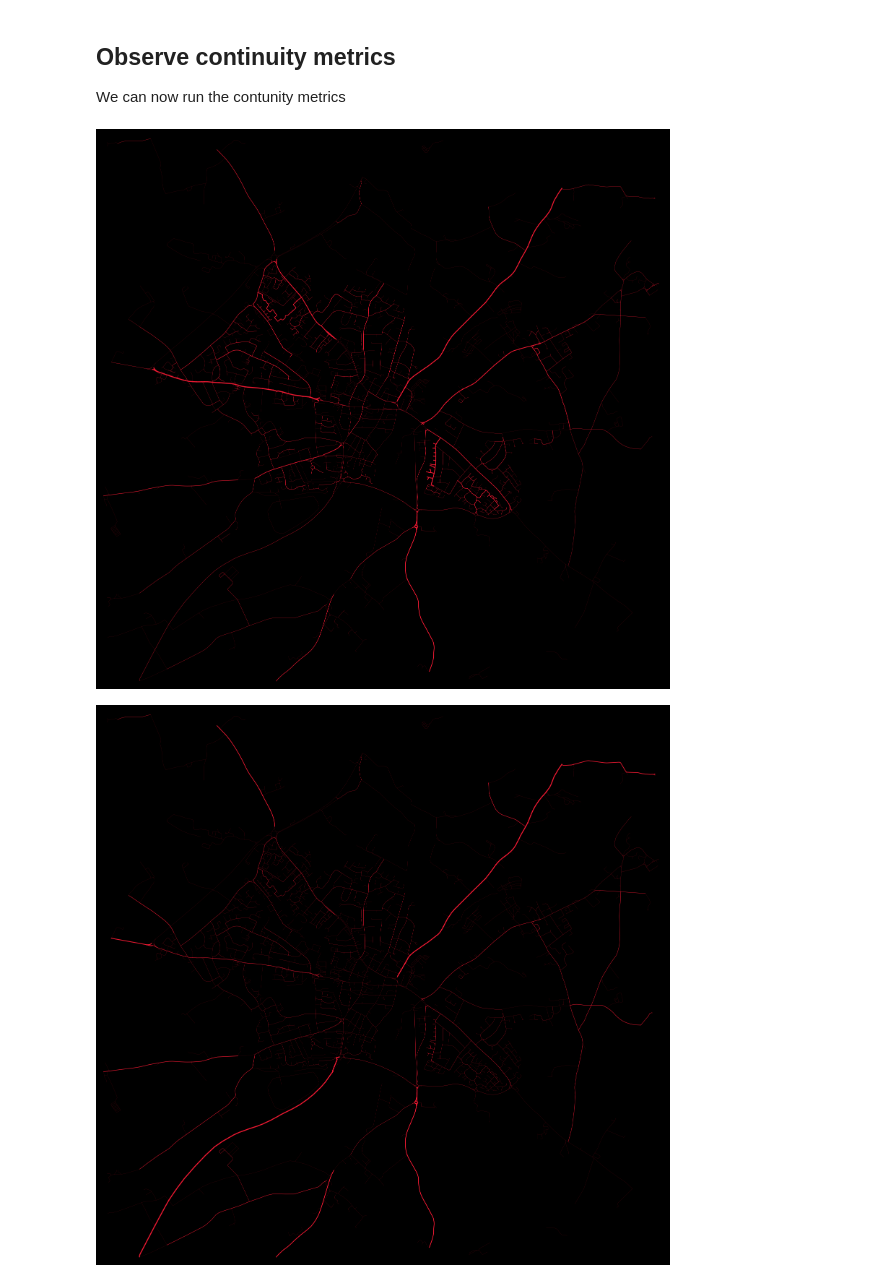
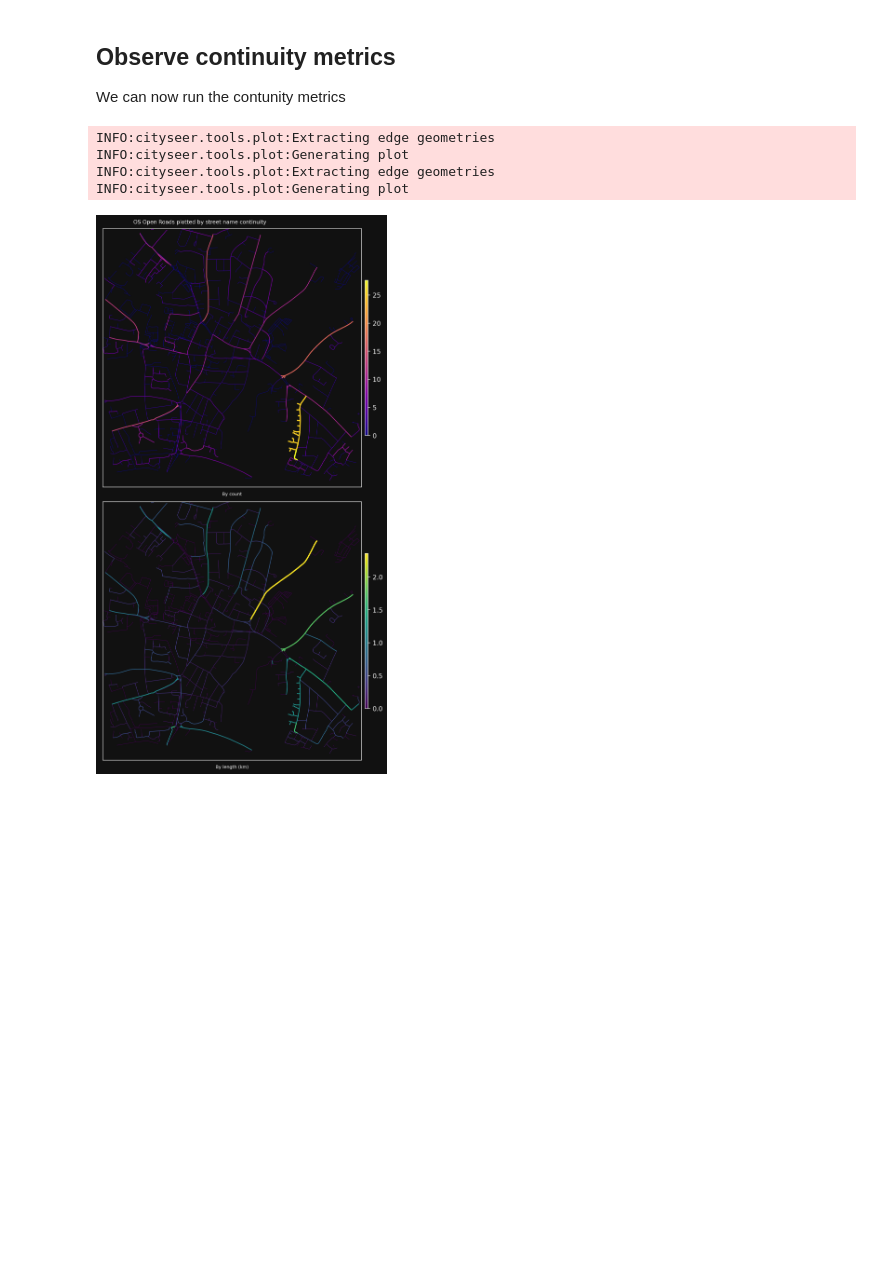
Before and after one commit to benchmark-urbanism/cityseer-api, a Jupyter notebook: demos/connectivity/osm_connectivity.ipynb, the cells around one changed output. Cells and saved outputs as stored; diff of their text form; code cells hidden in the pictures; blank space fills up the shorter version.

Commit message:
moves demo plots to plots module

```diff
--- a/demos/connectivity/osm_connectivity.ipynb
+++ b/demos/connectivity/osm_connectivity.ipynb
@@ -5,16 +5,11 @@
 
 Set the coordinates and buffer distances to your preferred extents.
 # %%
-from shapely import geometry
-
 from cityseer.tools import plot, io
 
-lng, lat = -1.7063649924889566, 52.19277374082795  # stratford-upon-avon
-# lng, lat = -0.13039709427587876, 51.516434828344366  # london
-# lng, lat = 18.425702641104582, -33.9204746754594  # cape town
-# lng, lat = 29.01011384485918, 41.021325648742206  # istanbul
-buffer_dist = 5000
-plot_buffer = 3500
+lng, lat, buffer_dist, plot_buffer = -1.7063649924889566, 52.19277374082795, 1500, 1250  # stratford-upon-avon
+# lng, lat, buffer_dist, plot_buffer = -0.13039709427587876, 51.516434828344366, 6000, 5000  # london
+# lng, lat, buffer_dist, plot_buffer = 18.425702641104582, -33.9204746754594, 3000, 2500  # cape town
 poly_wgs, poly_utm, _utm_zone_number, _utm_zone_letter = io.buffered_point_poly(lng, lat, buffer_dist)
 # select extents for plotting
 plot_bbox = poly_utm.centroid.buffer(plot_buffer).bounds
@@ -63,23 +58,45 @@ INFO:cityseer.tools.graphs:Removing filler nodes.
 ## Observe continuity metrics
 
 We can now run the contunity metrics
-# %%
-import matplotlib.pyplot as plt
-
-from cityseer.metrics import observe
-
-from demos.general_util import plot_funcs
-
-# methods can be "names", "refs", "highways"
-G_cont = observe.route_continuity(G_osm, method="names")
-
-# plot
-_fig, ax = plt.subplots(1, 1, dpi=200, figsize=(10, 10))
-plot_funcs.plot_nx_edges(ax, G_cont, "names_agg_count", plot_bbox)
-plt.show()
-_fig, ax = plt.subplots(1, 1, dpi=200, figsize=(10, 10))
-plot_funcs.plot_nx_edges(ax, G_cont, "names_agg_length", plot_bbox)
-plt.show()
-# %% [output]
-[figure, removed]
-[figure, removed]
+# %%
+from cityseer.metrics import observe
+import matplotlib.pyplot as plt
+
+# methods can be "names", "refs", "highways"
+G_cont = observe.route_continuity(G_osm, method="names")
+
+# plot
+bg_colour = "#111"
+fig, axes = plt.subplots(2, 1, dpi=200, figsize=(8, 12), facecolor=bg_colour, constrained_layout=True)
+fig.suptitle("OS Open Roads plotted by street name continuity", fontsize="small", ha='center')
+# by count
+plot.plot_nx_edges(
+    axes[0],  # type: ignore
+    nx_multigraph=G_cont,
+    edge_metrics_key="names_agg_count",
+    bbox_extents=plot_bbox,
+    cmap_key="plasma",
+    lw_min=0.5,
+    lw_max=2,
+    face_colour=bg_colour,
+)
+axes[0].set_xlabel("By count", fontsize='x-small')  # type: ignore
+# by length
+plot.plot_nx_edges(
+    axes[1],  # type: ignore
+    nx_multigraph=G_cont,
+    edge_metrics_key="names_agg_length",
+    bbox_extents=plot_bbox,
+    cmap_key="viridis",
+    lw_min=0.5,
+    lw_max=2,
+    face_colour=bg_colour,
+)
+axes[1].set_xlabel("By length (km)", fontsize='x-small')  # type: ignore
+plt.show()
+# %% [output]
+INFO:cityseer.tools.plot:Extracting edge geometries
+INFO:cityseer.tools.plot:Generating plot
+INFO:cityseer.tools.plot:Extracting edge geometries
+INFO:cityseer.tools.plot:Generating plot
+[figure, added]
```
Also changed, not shown: 4 other files.
